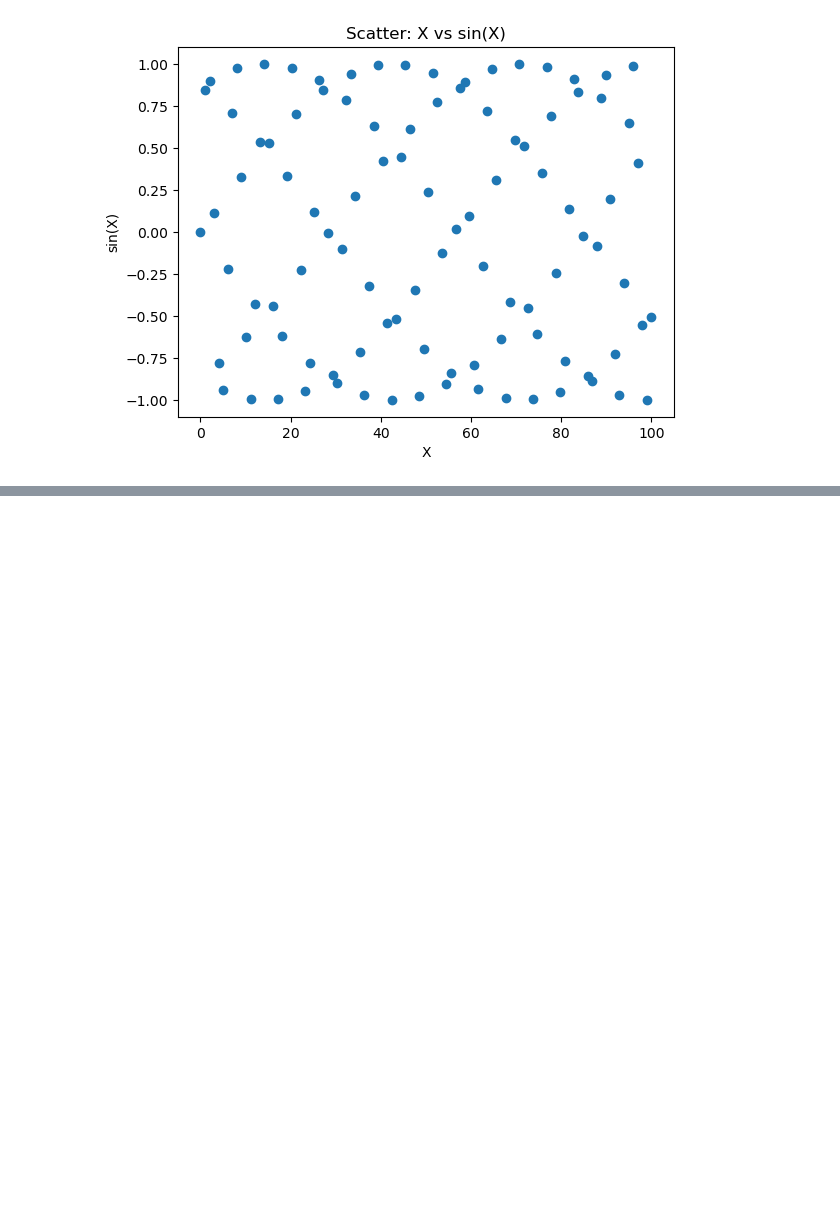
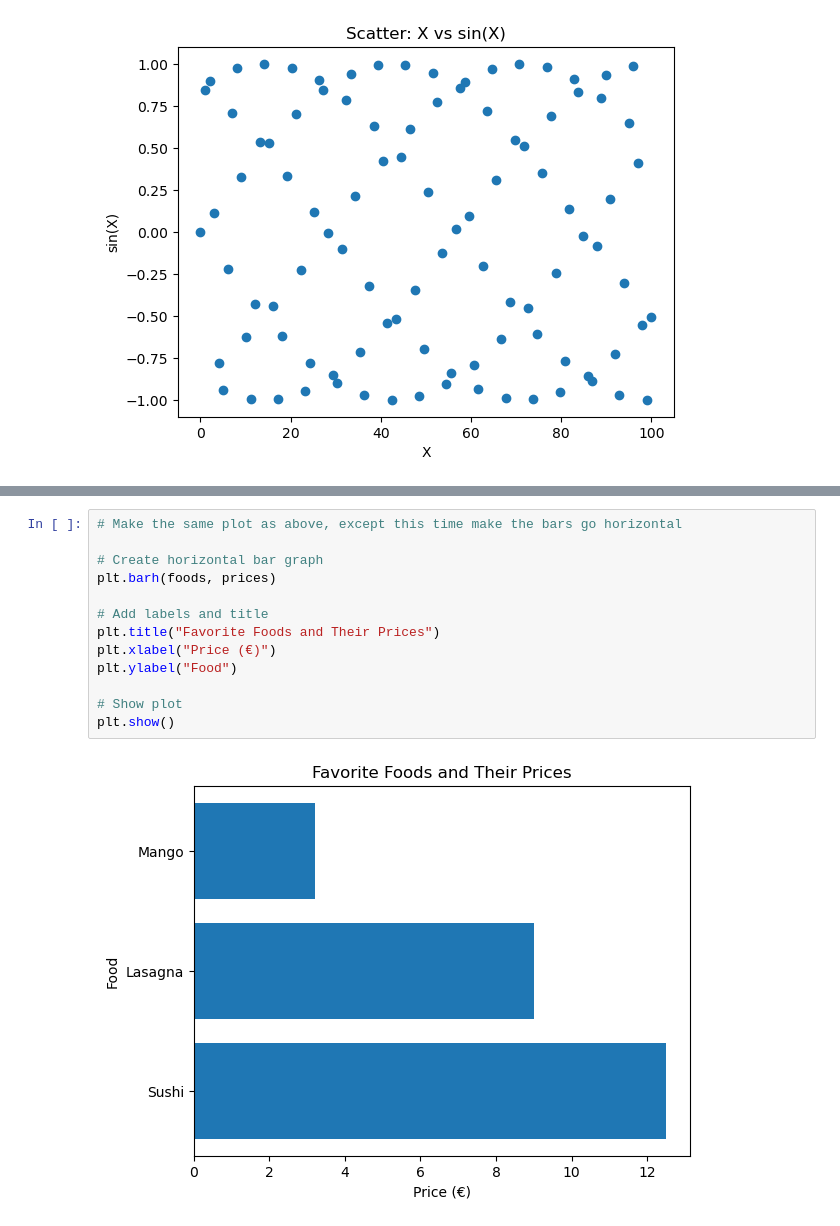
Before and after one commit to T-jorven/Machine_Learning_Traning-, a Jupyter notebook: notebooks/Matplotlib_Practice.ipynb, the cells around one changed output, grey strips where cells are left out. Cells and saved outputs as stored; diff of their text form; blank space fills up the shorter version.

```diff
--- a/notebooks/Matplotlib_Practice.ipynb
+++ b/notebooks/Matplotlib_Practice.ipynb
@@ -158,0 +194,15 @@ plt.show()
+# %%
+# Make the same plot as above, except this time make the bars go horizontal
+
+# Create horizontal bar graph
+plt.barh(foods, prices)
+
+# Add labels and title
+plt.title("Favorite Foods and Their Prices")
+plt.xlabel("Price (€)")
+plt.ylabel("Food")
+
+# Show plot
+plt.show()
+# %% [output]
+[figure, added]
```
Also changed, not shown: parts of 13 cells of this notebook, 1 other file.
